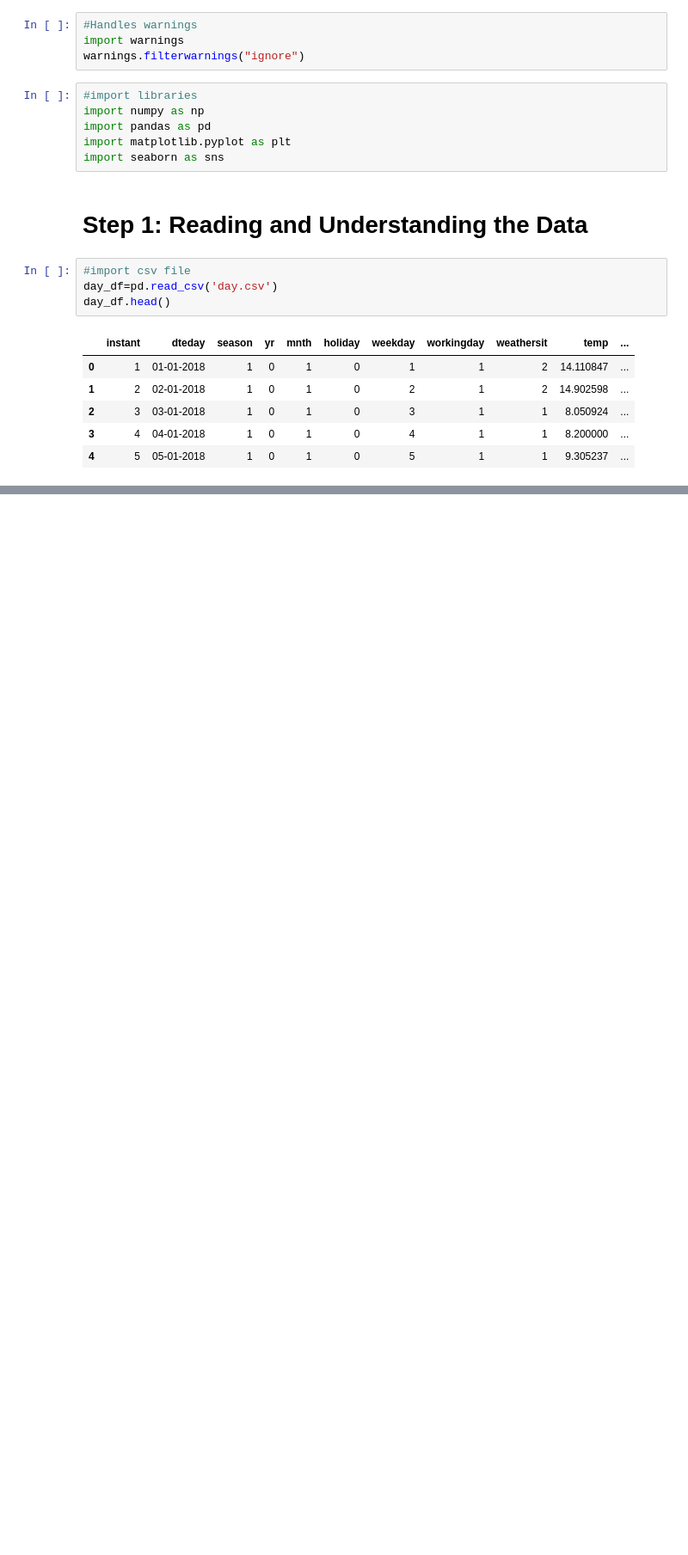
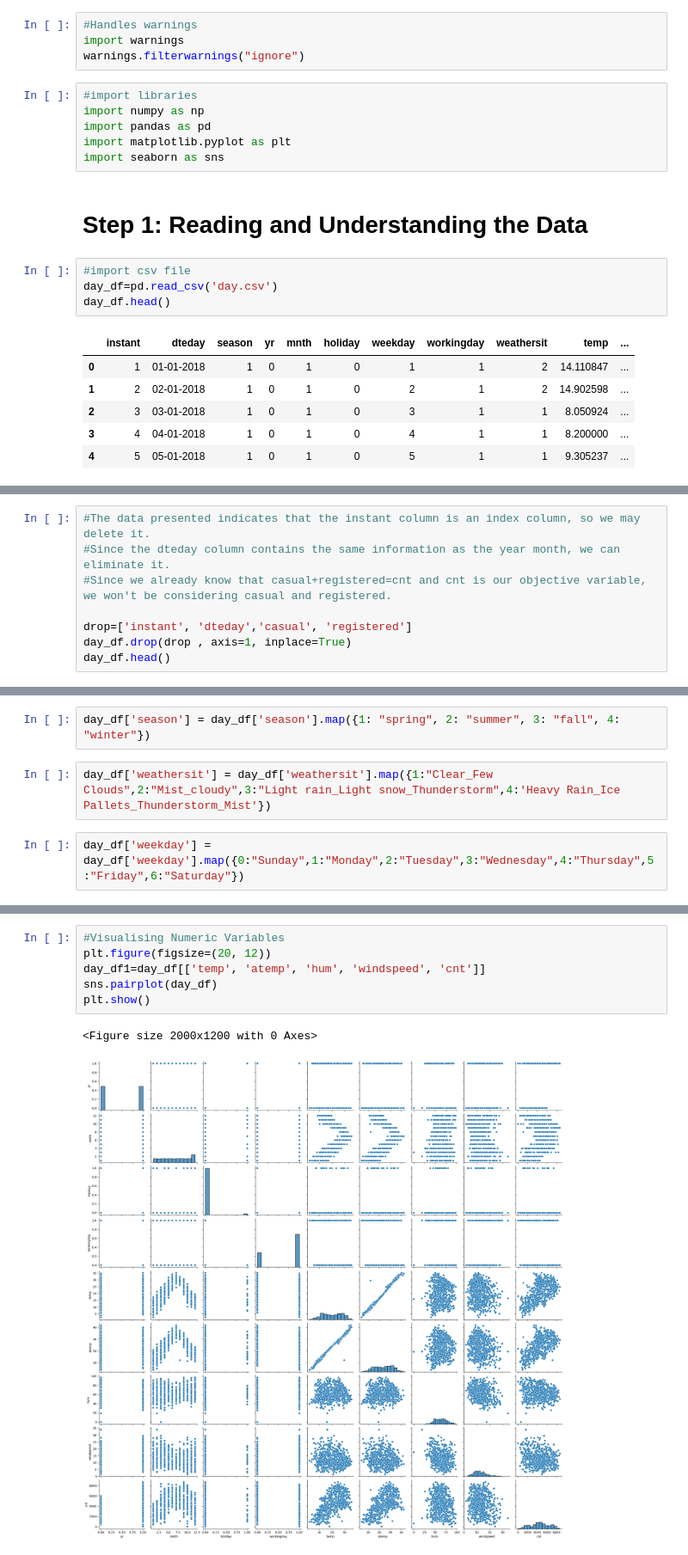
Before and after one commit to DhruvDA/Bike_assignment_lm, a Jupyter notebook: Assignment.ipynb, the cells around one changed output, grey strips where cells are left out. Shown at 86% size. Cells and saved outputs as stored; diff of their text form; blank space fills up the shorter version.

Commit message:
data preparation step completed and step of building model started

```diff
--- a/Assignment.ipynb
+++ b/Assignment.ipynb
@@ -23,0 +107,8 @@ day_df.head()
+# %%
+#The data presented indicates that the instant column is an index column, so we may delete it.
+#Since the dteday column contains the same information as the year month, we can eliminate it.
+#Since we already know that casual+registered=cnt and cnt is our objective variable, we won't be considering casual and registered.
+
+drop=['instant', 'dteday','casual', 'registered']
+day_df.drop(drop , axis=1, inplace=True)
+day_df.head()
@@ -23,0 +134,6 @@ day_df.head()
+# %%
+day_df['season'] = day_df['season'].map({1: "spring", 2: "summer", 3: "fall", 4: "winter"})
+# %%
+day_df['weathersit'] = day_df['weathersit'].map({1:"Clear_Few Clouds",2:"Mist_cloudy",3:"Light rain_Light snow_Thunderstorm",4:'Heavy Rain_Ice Pallets_Thunderstorm_Mist'})
+# %%
+day_df['weekday'] = day_df['weekday'].map({0:"Sunday",1:"Monday",2:"Tuesday",3:"Wednesday",4:"Thursday",5:"Friday",6:"Saturday"})
@@ -23,0 +156,9 @@ day_df.head()
+# %%
+#Visualising Numeric Variables
+plt.figure(figsize=(20, 12))
+day_df1=day_df[['temp', 'atemp', 'hum', 'windspeed', 'cnt']]
+sns.pairplot(day_df)
+plt.show()
+# %% [output]
+<Figure size 2000x1200 with 0 Axes>
+[figure, added]
```
Also changed, not shown: parts of 23 cells of this notebook.
